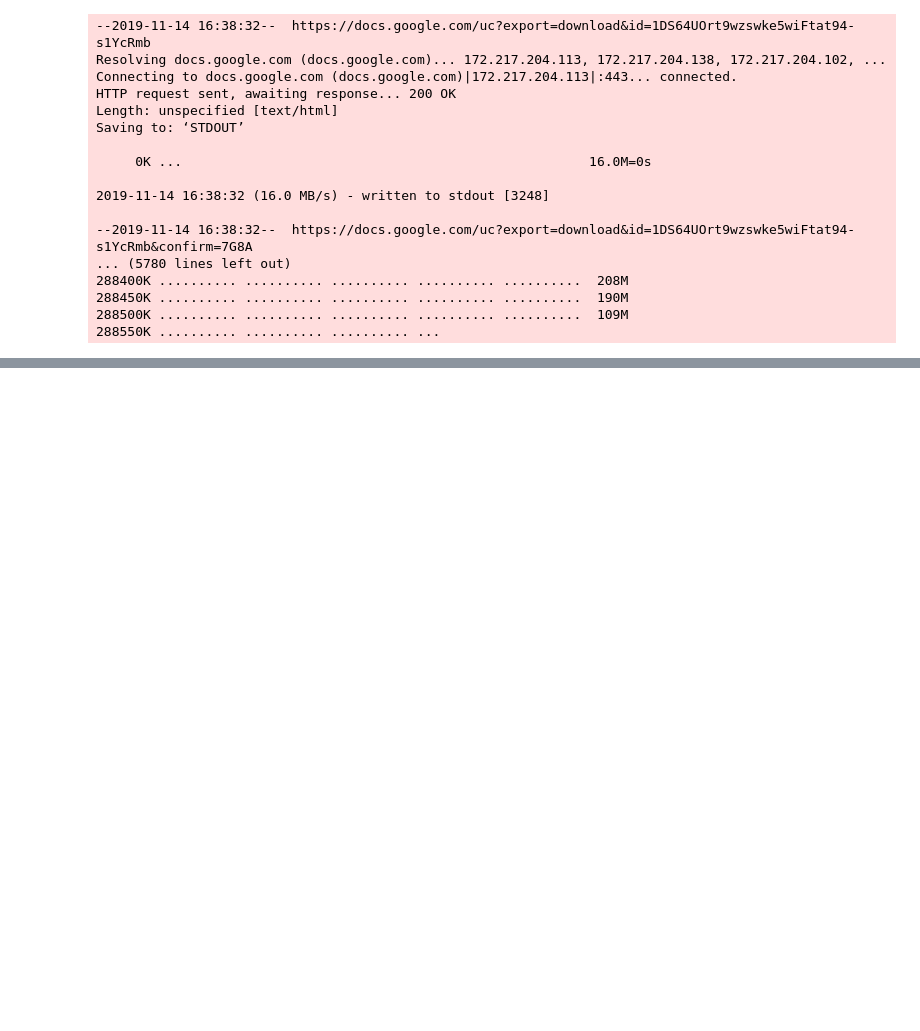
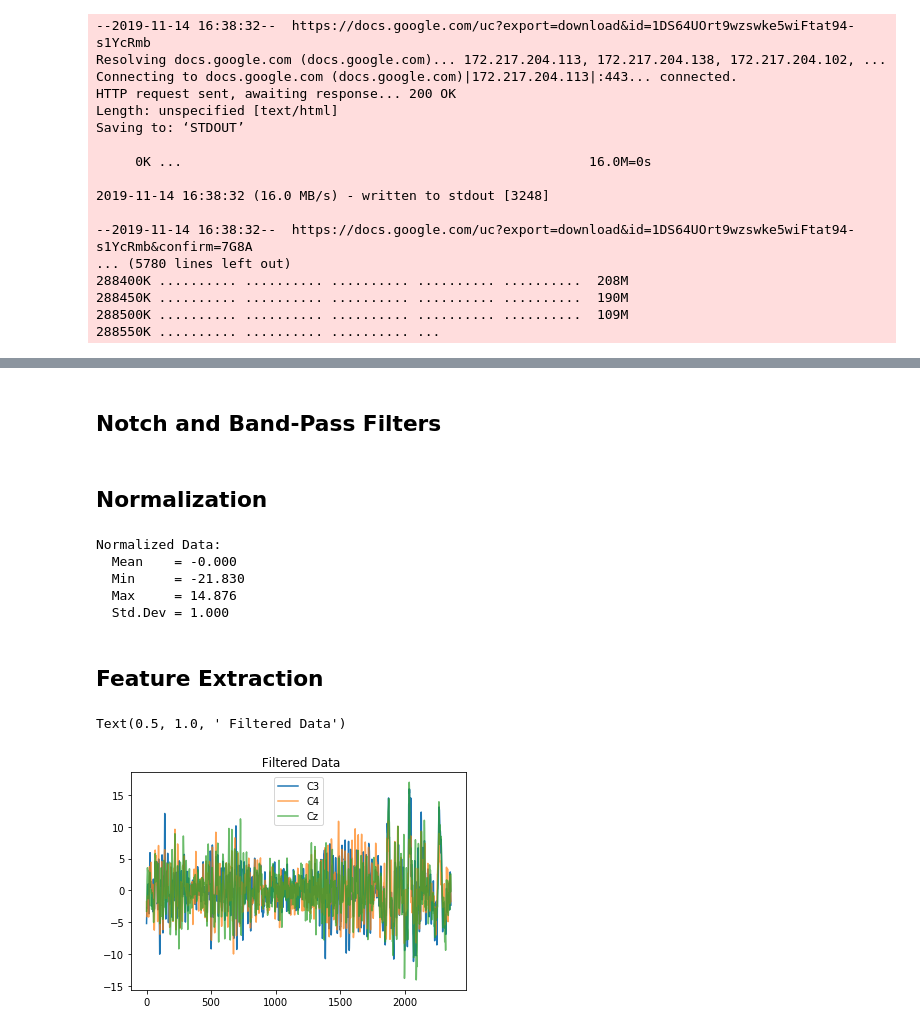
Before and after one commit to NathanielRose/eeg-294, a Jupyter notebook: Gumpy_Testing_SH.ipynb, the cells around one changed output, grey strips where cells are left out. Saved outputs shown, nothing was run; the diff lists cells and outputs as text; code cells hidden in the pictures; blank space fills up the shorter version.

```diff
--- a/Gumpy_Testing_SH.ipynb
+++ b/Gumpy_Testing_SH.ipynb
@@ -121,0 +158,6 @@ AttributeError: ignored
+# %%
+#load data
+subj = 'B01E'
+
+grazb_data = gumpy.data.GrazB('', subject)
+grazb_data.load()
@@ -121,0 +179,41 @@ AttributeError: ignored
+# %% [markdown]
+## Notch and Band-Pass Filters
+# %%
+# this returns a butter-bandpass filtered version of the entire dataset
+btr_data = gumpy.signal.butter_bandpass(grazb_data, lo=2, hi=60)
+# %% [markdown]
+## Normalization
+# %%
+# normalize the data first
+norm_data = gumpy.signal.normalize(grazb_data, 'mean_std')
+# let's see some statistics
+print("""Normalized Data:
+  Mean    = {:.3f}
+  Min     = {:.3f}
+  Max     = {:.3f}
+  Std.Dev = {:.3f}""".format(
+  np.nanmean(norm_data),np.nanmin(norm_data),np.nanmax(norm_data),np.nanstd(norm_data)
+))
+# %% [output]
+Normalized Data:
+  Mean    = -0.000
+  Min     = -21.830
+  Max     = 14.876
+  Std.Dev = 1.000
+# %% [markdown]
+## Feature Extraction
+# %%
+%matplotlib inline
+import matplotlib.pyplot as plt
+
+# Plot after filtering with a butter bandpass (ignore normalization)
+plt.figure()
+plt.clf()
+plt.plot(btr_data[grazb_data.trials[0]: grazb_data.trials[1], 0], label='C3')
+plt.plot(btr_data[grazb_data.trials[0]: grazb_data.trials[1], 1], alpha=0.7, label='C4')
+plt.plot(btr_data[grazb_data.trials[0]: grazb_data.trials[1], 2], alpha=0.7, label='Cz')
+plt.legend()
+plt.title(" Filtered Data")
+# %% [output]
+Text(0.5, 1.0, ' Filtered Data')
+[figure, added]
```
Also changed, not shown: parts of 17 cells of this notebook.
